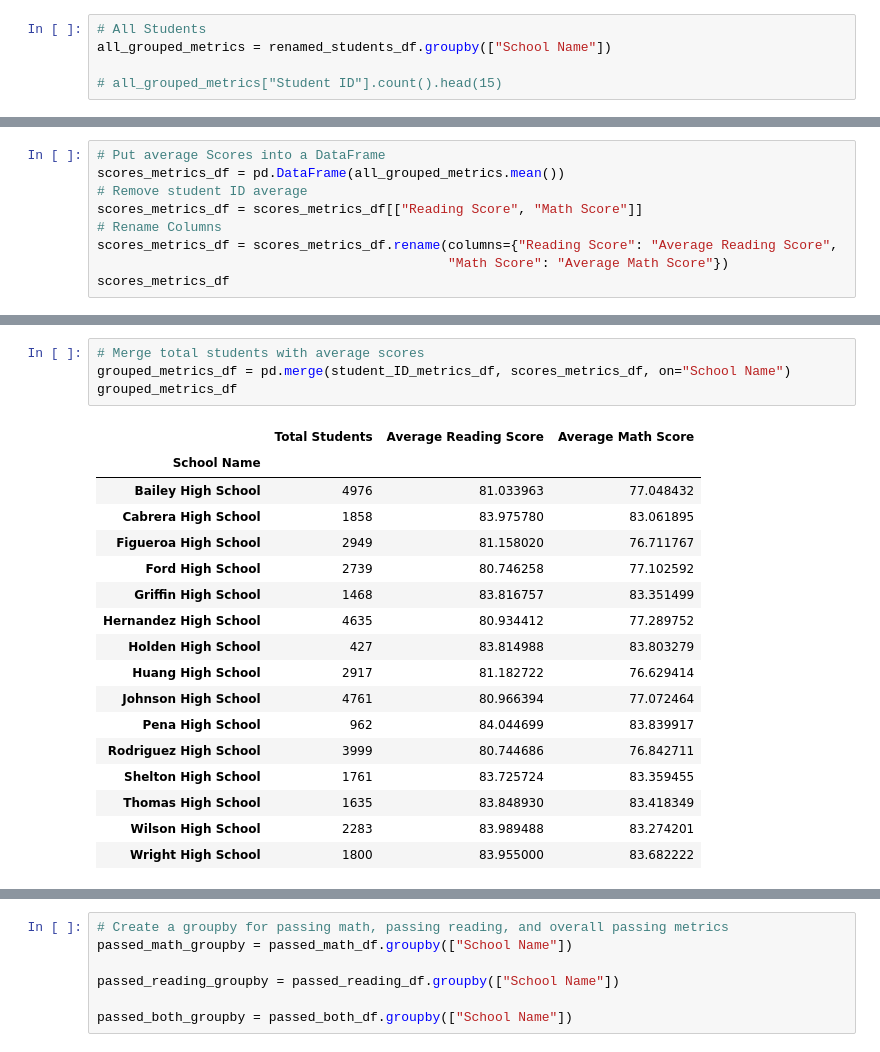
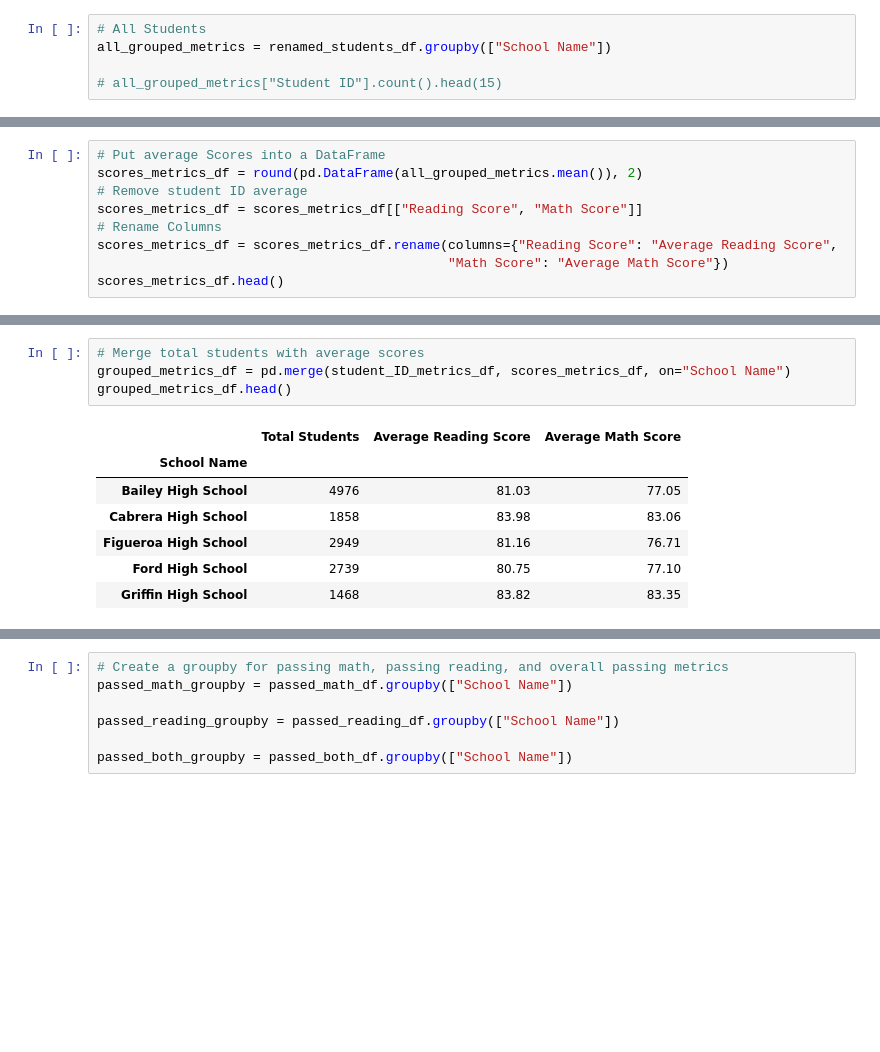
Before and after one commit to juliabrunett/pandas-challenge, a Jupyter notebook: PyCitySchools/PyCitySchools.ipynb, the cells around one changed output, grey strips where cells are left out. Saved outputs shown, nothing was run; the diff lists cells and outputs as text; blank space fills up the shorter version.

```diff
--- a/PyCitySchools/PyCitySchools.ipynb
+++ b/PyCitySchools/PyCitySchools.ipynb
@@ -240,12 +209,12 @@ student_ID_metrics_df
 # %%
 # Put average Scores into a DataFrame
-scores_metrics_df = pd.DataFrame(all_grouped_metrics.mean())
+scores_metrics_df = round(pd.DataFrame(all_grouped_metrics.mean()), 2)
 # Remove student ID average
 scores_metrics_df = scores_metrics_df[["Reading Score", "Math Score"]]
 # Rename Columns
 scores_metrics_df = scores_metrics_df.rename(columns={"Reading Score": "Average Reading Score",
                                              "Math Score": "Average Math Score"})
-scores_metrics_df
+scores_metrics_df.head()
 # %% [output]
 |  | Average Reading Score | Average Math Score |
 | School Name |  |  |
@@ -267,25 +226,15 @@ scores_metrics_df
 # %%
 # Merge total students with average scores
 grouped_metrics_df = pd.merge(student_ID_metrics_df, scores_metrics_df, on="School Name")
-grouped_metrics_df
+grouped_metrics_df.head()
 # %% [output]
 |  | Total Students | Average Reading Score | Average Math Score |
 | School Name |  |  |  |
-| Bailey High School | 4976 | 81.033963 | 77.048432 |
-| Cabrera High School | 1858 | 83.975780 | 83.061895 |
-| Figueroa High School | 2949 | 81.158020 | 76.711767 |
-| Ford High School | 2739 | 80.746258 | 77.102592 |
-| Griffin High School | 1468 | 83.816757 | 83.351499 |
-| Hernandez High School | 4635 | 80.934412 | 77.289752 |
-| Holden High School | 427 | 83.814988 | 83.803279 |
-| Huang High School | 2917 | 81.182722 | 76.629414 |
-| Johnson High School | 4761 | 80.966394 | 77.072464 |
-| Pena High School | 962 | 84.044699 | 83.839917 |
-| Rodriguez High School | 3999 | 80.744686 | 76.842711 |
-| Shelton High School | 1761 | 83.725724 | 83.359455 |
-| Thomas High School | 1635 | 83.848930 | 83.418349 |
-| Wilson High School | 2283 | 83.989488 | 83.274201 |
-| Wright High School | 1800 | 83.955000 | 83.682222 |
+| Bailey High School | 4976 | 81.03 | 77.05 |
+| Cabrera High School | 1858 | 83.98 | 83.06 |
+| Figueroa High School | 2949 | 81.16 | 76.71 |
+| Ford High School | 2739 | 80.75 | 77.10 |
+| Griffin High School | 1468 | 83.82 | 83.35 |
 # %%
 # Merge previous grouped metrics with school metrics
 merged_df = pd.merge(grouped_metrics_df, renamed_schools_df, on="School Name")
```
Also changed, not shown: parts of 39 cells of this notebook.
